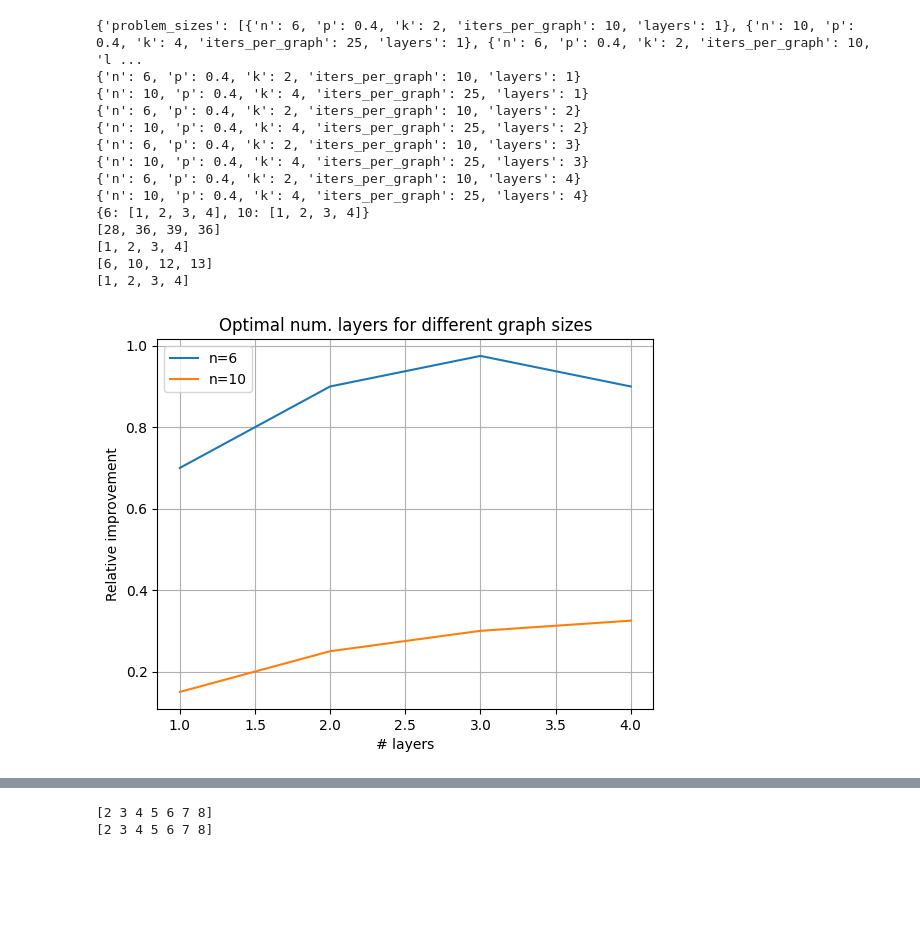
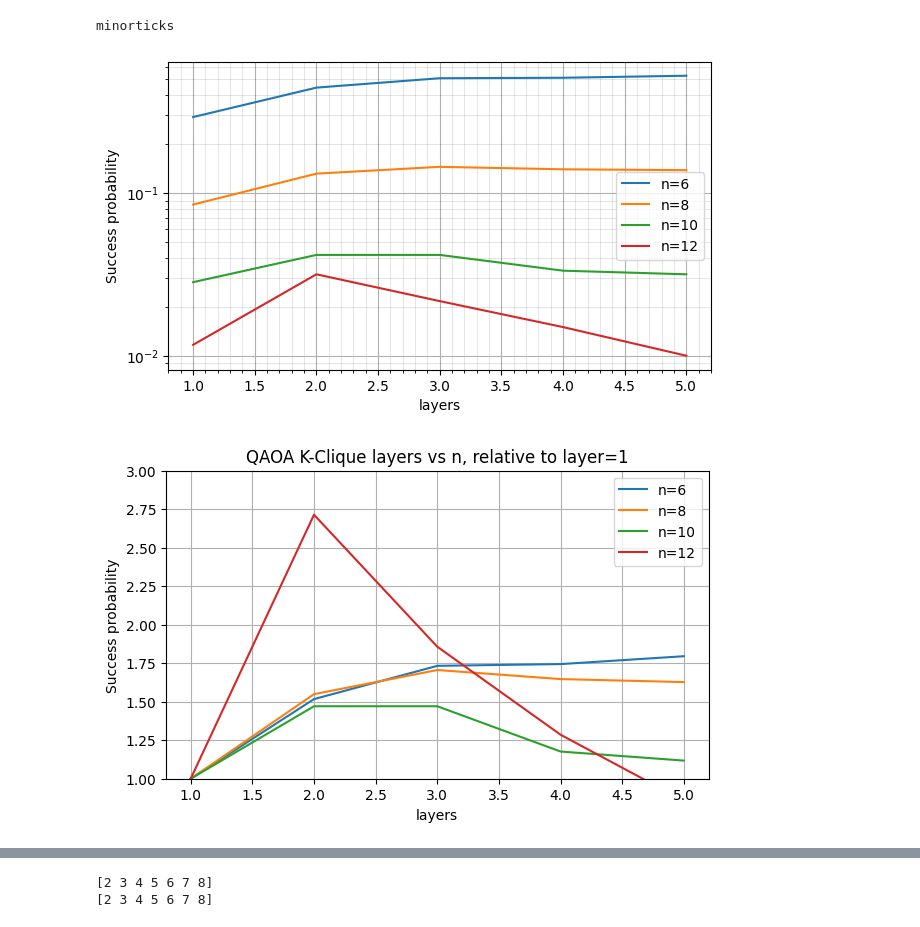
Before and after one commit to AlenLeban/KvantneKlike, a Jupyter notebook: visualize.ipynb, the cells around one changed output, grey strips where cells are left out. Saved outputs shown, nothing was run; the diff lists cells and outputs as text; code cells hidden in the pictures; blank space fills up the shorter version.

```diff
--- a/visualize.ipynb
+++ b/visualize.ipynb
@@ -146,57 +124,11 @@ plt.show()
 # %%
-# qaoa k-clique solution probability with different layers and graph sizes
-with open("benchmarkResults/qaoa_results_kclique_layers_n.json", "r") as f:
-    benchmark_results = json.load(f)
-
-print(benchmark_results)
-# valid_cliques_k_clique_sizes = [sum([g["valid_cliques"] for g in s]) for s in benchmark_results["results_per_size"]]
-# k_cliques_sizes = [sum([g["k_cliques"] for g in s]) for s in benchmark_results["results_per_size"]]
-found_solutions_per_n = []
-problem_sizes_per_n = dict()
-problem_sizes_per_n_indices = dict()
-for i, size in enumerate(benchmark_results["problem_sizes"]):
-    print(size)
-    if size["n"] not in problem_sizes_per_n:
-        problem_sizes_per_n[size["n"]] = []
-        problem_sizes_per_n_indices[size["n"]] = []
-    problem_sizes_per_n[size["n"]].append(size["layers"])
-    problem_sizes_per_n_indices[size["n"]].append(i)
-
-print(problem_sizes_per_n)
-plt.figure()
-plt.title("Optimal num. layers for different graph sizes")
-w = 0.4
-num_problem_sizes = len(benchmark_results["problem_sizes"])
-iters_per_graph = benchmark_results["problem_sizes"][0]["iters_per_graph"]
-num_tests_sizes = iters_per_graph * benchmark_results["num_graphs"]
-# plt.xticks(np.arange(num_problem_sizes), benchmark_results["problem_sizes"])
-plt.ylabel("Relative improvement")
-plt.xlabel("# layers")
-for n in problem_sizes_per_n.keys():
-    found_solutions = [sum([g["found_solution"] for g in s]) for s in [s2 for i,s2 in enumerate(benchmark_results["results_per_size"]) if i in problem_sizes_per_n_indices[n]]]
-    layers = [benchmark_results["problem_sizes"][i]["layers"] for i in problem_sizes_per_n_indices[n]]
-    print(found_solutions)
-    print(layers)
-    # plt.plot(layers, (np.array(found_solutions) / benchmark_results["num_graphs"]) / (found_solutions[0] / benchmark_results["num_graphs"]), label=f"n={n}") # relative to layer 1
-    plt.plot(layers, (np.array(found_solutions) / benchmark_results["num_graphs"]), label=f"n={n}")
-plt.grid()
-# plt.ylim(0.7, 2)
-plt.legend()
-plt.savefig("Figures/qaoa_kclique_layers_n.png")
-plt.show()
+plot_success_prob_for_var("benchmarkResults/qaoa_results_kclique_layers_n_temp.json",
+                          ["layers", "n"],
+                        fig_filename="Figures/qaoa_kclique_layer_n", yscale="log", ylim=None)
+plot_success_prob_for_var("benchmarkResults/qaoa_results_kclique_layers_n_temp.json",
+                          ["layers", "n"],
+                          "QAOA K-Clique layers vs n, relative to layer=1", ylim=[1, 3], relative_to_first_value=True, fig_filename="Figures/qaoa_kclique_layer_n_relative")
 # %% [output]
-{'problem_sizes': [{'n': 6, 'p': 0.4, 'k': 2, 'iters_per_graph': 10, 'layers': 1}, {'n': 10, 'p': 0.4, 'k': 4, 'iters_per_graph': 25, 'layers': 1}, {'n': 6, 'p': 0.4, 'k': 2, 'iters_per_graph': 10, 'l ...
-{'n': 6, 'p': 0.4, 'k': 2, 'iters_per_graph': 10, 'layers': 1}
-{'n': 10, 'p': 0.4, 'k': 4, 'iters_per_graph': 25, 'layers': 1}
-{'n': 6, 'p': 0.4, 'k': 2, 'iters_per_graph': 10, 'layers': 2}
-{'n': 10, 'p': 0.4, 'k': 4, 'iters_per_graph': 25, 'layers': 2}
-{'n': 6, 'p': 0.4, 'k': 2, 'iters_per_graph': 10, 'layers': 3}
-{'n': 10, 'p': 0.4, 'k': 4, 'iters_per_graph': 25, 'layers': 3}
-{'n': 6, 'p': 0.4, 'k': 2, 'iters_per_graph': 10, 'layers': 4}
-{'n': 10, 'p': 0.4, 'k': 4, 'iters_per_graph': 25, 'layers': 4}
-{6: [1, 2, 3, 4], 10: [1, 2, 3, 4]}
-[28, 36, 39, 36]
-[1, 2, 3, 4]
-[6, 10, 12, 13]
-[1, 2, 3, 4]
+minorticks
-[figure, old version]
+[figure, new version]
+[figure, added]
```
Also changed, not shown: parts of 13 cells of this notebook, 40 other files.
